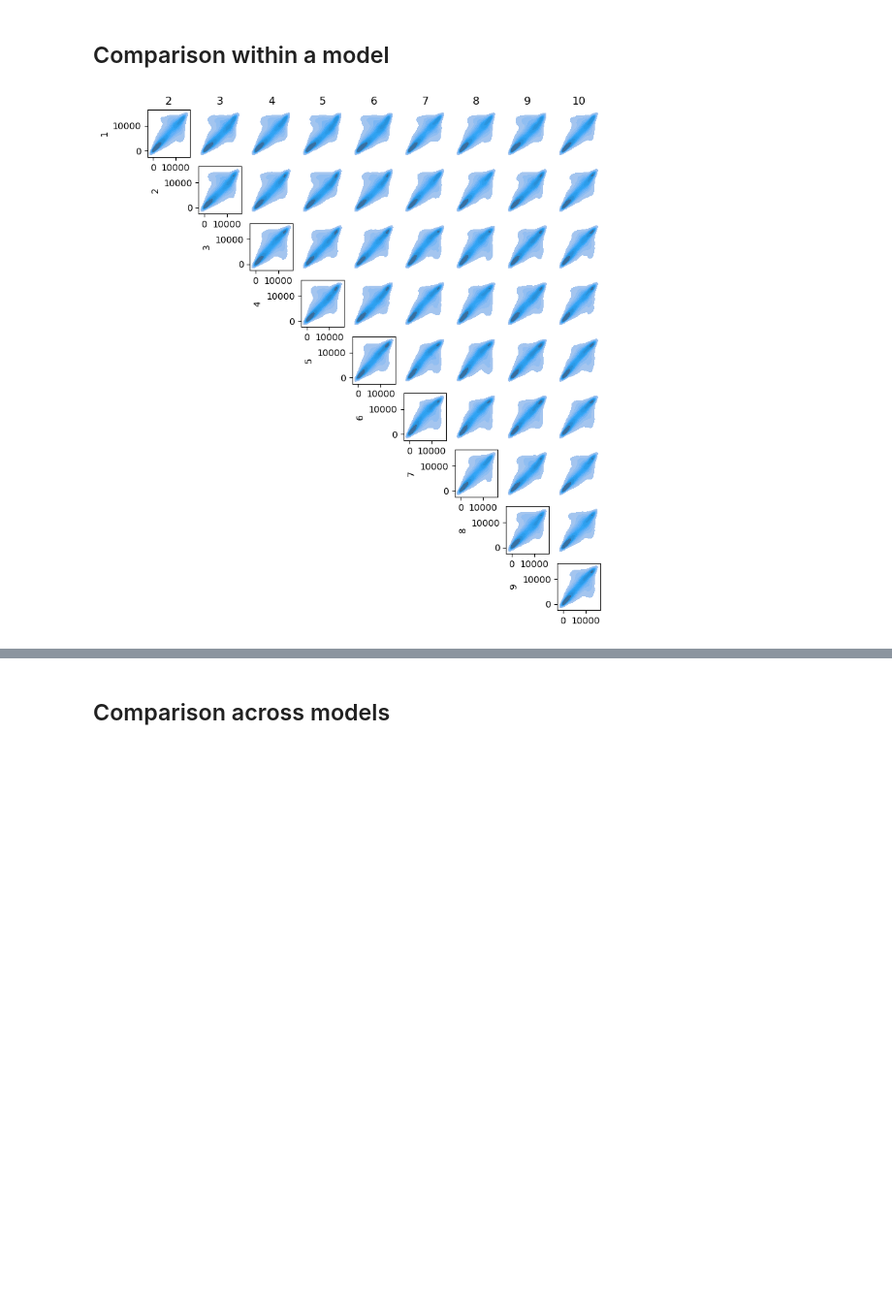
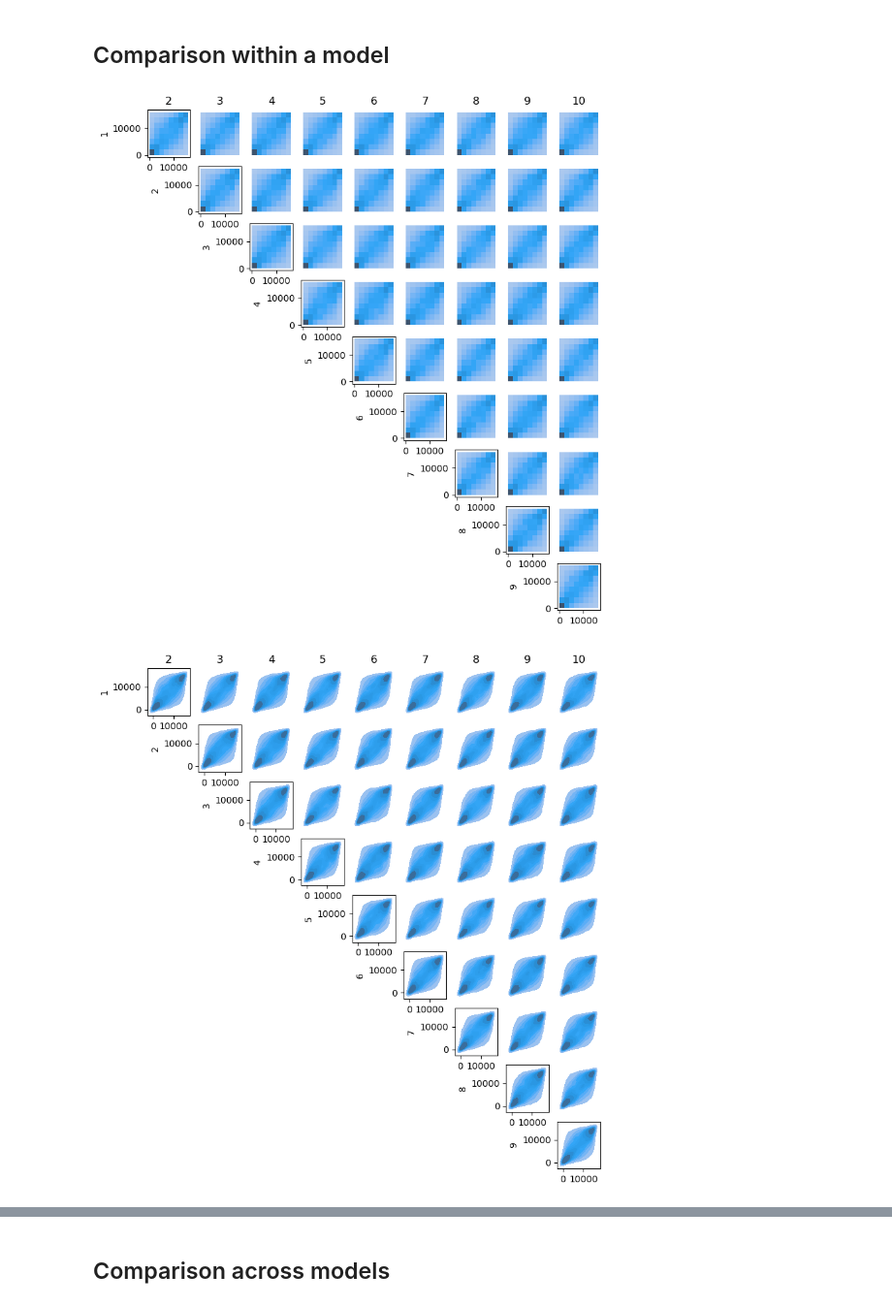
Before and after one commit to mbonto/XAI_in_genomics, a Jupyter notebook: Visualisation/compare_explanations.ipynb, the cells around one changed output, grey strips where cells are left out. Shown: that part at 97% size. Cells and saved outputs as stored; diff of their text form; code cells hidden in the pictures; blank space fills up the shorter version.

```diff
--- a/Visualisation/compare_explanations.ipynb
+++ b/Visualisation/compare_explanations.ipynb
@@ -13,16 +14,16 @@ from utils import *
 from XAI_visualise import *
 # %%
 # Arguments
-name = "BRCA"
+name = "pancan"
 exp_1 = "_exp_1"
 exp_2 = "_exp_2"
-model_name_1 = "GCN"
-model_name_2 = "GCN"
+model_name_1 = "LR"
+model_name_2 = "LR"
 n_gene = 100
-set_name = {"LR": f"order_IG_LR_set_train",
-            "MLP": f"order_IG_MLP_set_train",
-            "GCN": f"order_IG_GCN_set_train",
-            "LR_L1_penalty": f"order_IG_LR_L1_penalty_set_train",
+set_name = {"LR": "order_IG_LR_set_train",
+            "MLP": "order_IG_MLP_set_train",
+            "GCN": "order_IG_GCN_set_train",
+            "LR_L1_penalty": "order_IG_LR_L1_penalty_set_train",
             "DESeq2": "order_DESeq2",
             "MI": "order_MI"}
 # %%
@@ -90,12 +91,20 @@ plt.show()
 # %%
 model_name_1 = "MLP"
 model_name_2 = "MLP"
 n_repet = 10
 
-save_name = f"compare_ranked_genes_{model_name_1}.png"
-plot_gene_ranked_by_a_model(set_name[model_name_1], set_name[model_name_2], n_repet, gene_name, save_path, save_name)
+save_name = f"compare_ranked_genes_{model_name_1}"
+
+method = "hist"
+binwidth = 2000
+plot_gene_ranked_by_a_model(set_name[model_name_1], set_name[model_name_2], n_repet, gene_name, save_path, method, binwidth, save_name)
+
+method = "kde"
+binwidth = None
+plot_gene_ranked_by_a_model(set_name[model_name_1], set_name[model_name_2], n_repet, gene_name, save_path, method, binwidth, save_name)
 # %% [output]
-[figure, old version]
+[figure, new version]
+[figure, added]
 # %%
 model_name_1 = "LR"
 model_name_2 = "LR"
```
Also changed, not shown: parts of 8 cells of this notebook, 11 other files.
